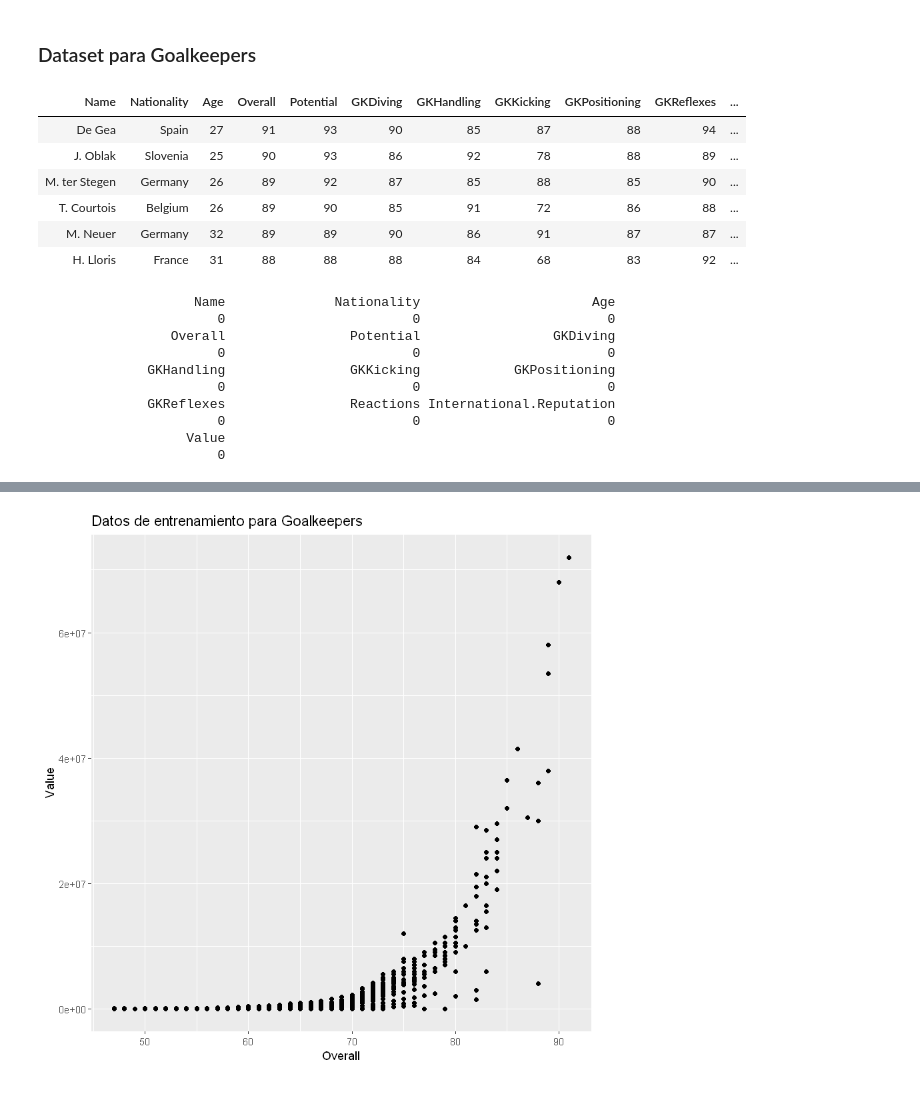
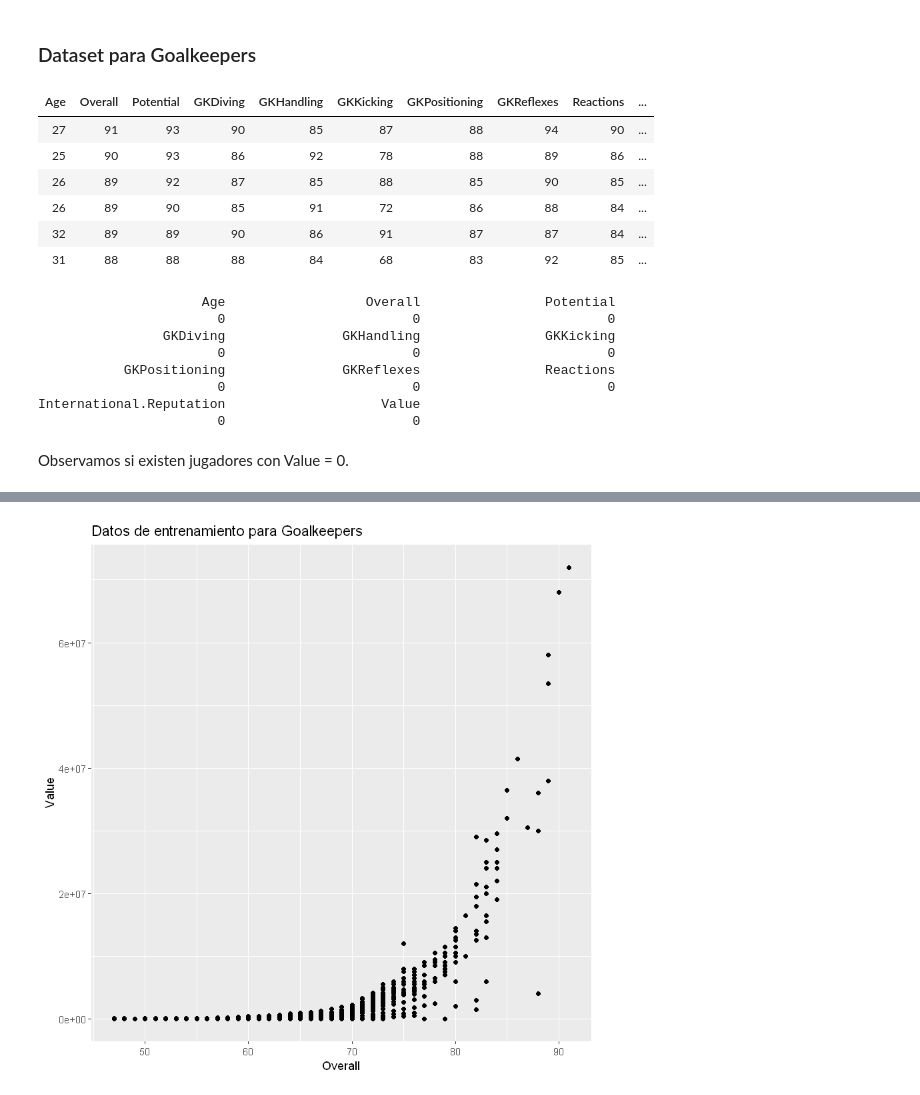
Before and after one commit to LauraRodriguezCanova/MachineLearning, a Jupyter notebook: tareaPruebas.ipynb, the cells around one changed output, grey strips where cells are left out. Cells and saved outputs as stored; diff of their text form; code cells hidden in the pictures.

```diff
--- a/tareaPruebas.ipynb
+++ b/tareaPruebas.ipynb
@@ -300,4 +289,4 @@ dmy <- data.frame(predict(dmy, newdata = fifa))
 # agregamos las columnas nuevas al dataframe
 fifa[colnames(dmy)] <- dmy
 # descartamos la columna vieja
-fifa <- select(fifa,-c('Preferred.Foot'))
+fifa <- select(fifa,-c('Preferred.Foot.'))
@@ -458,26 +470,26 @@ Al haber tomado la decisión de separar el dataset por posición, seleccionando
 # %%
 #Dataset para Goalkeepers
 fifaGK <- fifaClean %>% filter(Position == "GK")%>%
-                   select(Name,Nationality,Age, Overall, Potential,GKDiving,
-                              GKHandling,GKKicking,GKPositioning,GKReflexes, Reactions, International.Reputation, Value)
+                   select(Age, Overall, Potential,GKDiving,GKHandling,
+                          GKKicking,GKPositioning,GKReflexes, Reactions, International.Reputation, Value)
 head(fifaGK)
 colSums(is.na(fifaGK))
 fifaGKceroValue <- fifaGK %>% filter(fifaGK$Value == 0)
 # %% [output]
-| Name | Nationality | Age | Overall | Potential | GKDiving | GKHandling | GKKicking | GKPositioning | GKReflexes | ... |
-| De Gea | Spain | 27 | 91 | 93 | 90 | 85 | 87 | 88 | 94 | ... |
-| J. Oblak | Slovenia | 25 | 90 | 93 | 86 | 92 | 78 | 88 | 89 | ... |
-| M. ter Stegen | Germany | 26 | 89 | 92 | 87 | 85 | 88 | 85 | 90 | ... |
-| T. Courtois | Belgium | 26 | 89 | 90 | 85 | 91 | 72 | 86 | 88 | ... |
-| M. Neuer | Germany | 32 | 89 | 89 | 90 | 86 | 91 | 87 | 87 | ... |
-| H. Lloris | France | 31 | 88 | 88 | 88 | 84 | 68 | 83 | 92 | ... |
+| Age | Overall | Potential | GKDiving | GKHandling | GKKicking | GKPositioning | GKReflexes | Reactions | ... |
+| 27 | 91 | 93 | 90 | 85 | 87 | 88 | 94 | 90 | ... |
+| 25 | 90 | 93 | 86 | 92 | 78 | 88 | 89 | 86 | ... |
+| 26 | 89 | 92 | 87 | 85 | 88 | 85 | 90 | 85 | ... |
+| 26 | 89 | 90 | 85 | 91 | 72 | 86 | 88 | 84 | ... |
+| 32 | 89 | 89 | 90 | 86 | 91 | 87 | 87 | 84 | ... |
+| 31 | 88 | 88 | 88 | 84 | 68 | 83 | 92 | 85 | ... |
-                    Name              Nationality                      Age
+                     Age                  Overall                Potential
                        0                        0                        0
-                 Overall                Potential                 GKDiving
+                GKDiving               GKHandling                GKKicking
                        0                        0                        0
-              GKHandling                GKKicking            GKPositioning
+           GKPositioning               GKReflexes                Reactions
                        0                        0                        0
-              GKReflexes                Reactions International.Reputation
-                       0                        0                        0
-                   Value
-                       0
+International.Reputation                    Value
+                       0                        0
+# %% [markdown]
+Observamos si existen jugadores con Value = 0.
```
Also changed, not shown: parts of 42 cells of this notebook.
